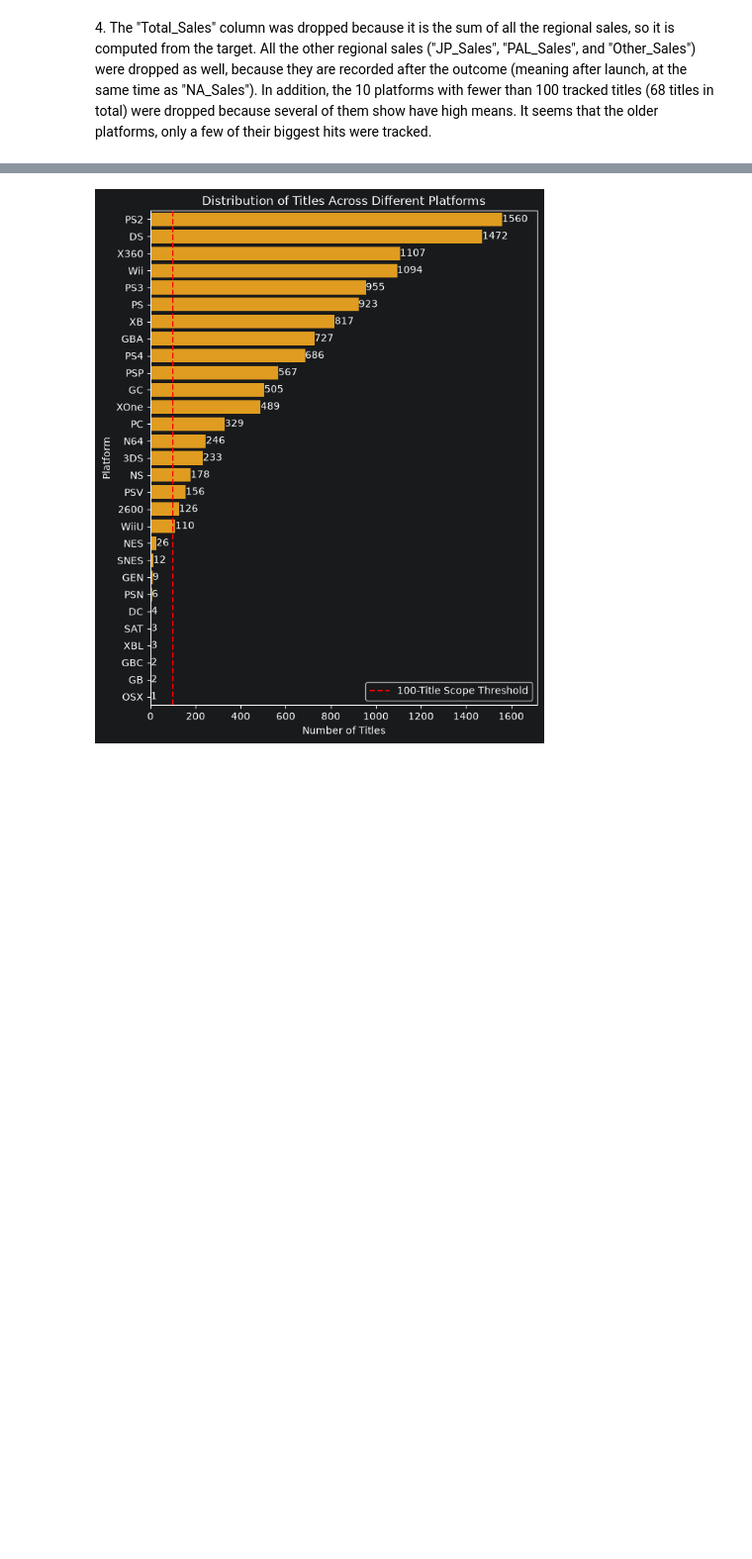
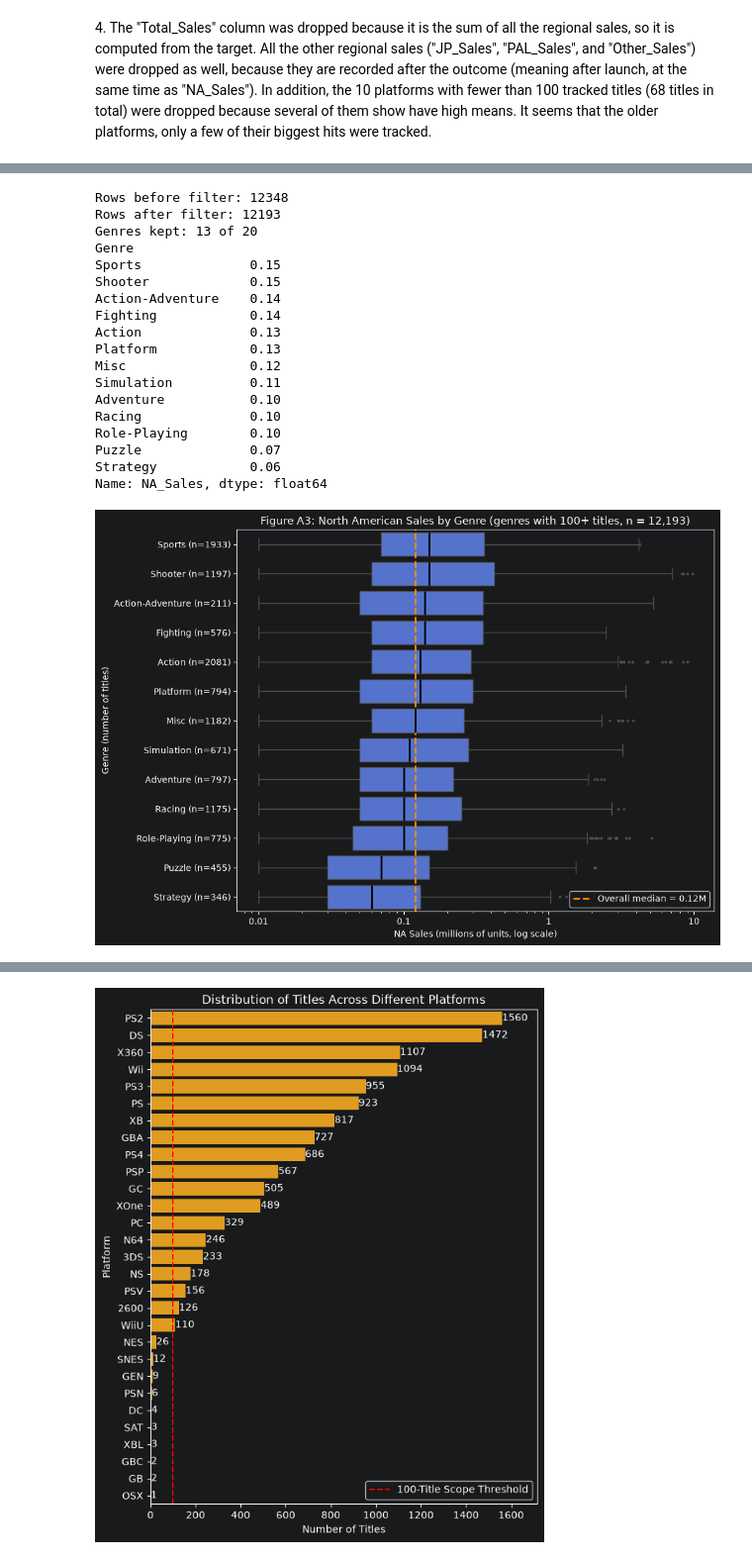
Before and after one commit to sergio-fernandez10/CS577-Project, a Jupyter notebook: Phase 3/Group6_Aaron_Sergio_Phase3.ipynb, the cells around one changed output, grey strips where cells are left out. Shown at 99% size. Saved outputs shown, nothing was run; the diff lists cells and outputs as text; code cells hidden in the pictures; blank space fills up the shorter version.

```diff
--- a/Phase 3/Group6_Aaron_Sergio_Phase3.ipynb
+++ b/Phase 3/Group6_Aaron_Sergio_Phase3.ipynb
@@ -51,0 +129,59 @@ The shape of phase3_working.csv is (12280, 8)
+# %%
+genre_counts = df["Genre"].value_counts()
+big_genres = genre_counts[genre_counts >= 100].index
+df_a3 = df[df["Genre"].isin(big_genres)]
+
+print("Rows before filter:", len(df))
+print("Rows after filter:", len(df_a3))
+print("Genres kept:", len(big_genres), "of", genre_counts.size)
+
+genre_medians = df_a3.groupby("Genre")["NA_Sales"].median().sort_values(ascending=False)
+print(genre_medians.round(2))
+
+order = genre_medians.index
+labels = [f"{g} (n={genre_counts[g]})" for g in order]
+overall_med = df_a3["NA_Sales"].median()
+
+fig, ax = plt.subplots(figsize=(10, 7))
+
+sns.boxplot(data=df_a3, x="NA_Sales", y="Genre", order=order, log_scale=True,
+            color="royalblue", fliersize=2,
+            medianprops={"color": "black", "linewidth": 2}, ax=ax)
+
+ax.set_yticks(range(len(order)))
+ax.set_yticklabels(labels)
+
+ax.set_xticks([0.01, 0.1, 1, 10])
+ax.set_xticklabels(["0.01", "0.1", "1", "10"])
+
+ax.axvline(overall_med, color="darkorange", linestyle="--", linewidth=2,
+           label=f"Overall median = {overall_med:.2f}M")
+ax.legend(loc="lower right")
+
+ax.set_title("Figure A3: North American Sales by Genre (genres with 100+ titles, n = "
+             f"{len(df_a3):,})")
+ax.set_xlabel("NA Sales (millions of units, log scale)")
+ax.set_ylabel("Genre (number of titles)")
+
+plt.tight_layout()
+plt.show()
+# %% [output]
+Rows before filter: 12348
+Rows after filter: 12193
+Genres kept: 13 of 20
+Genre
+Sports              0.15
+Shooter             0.15
+Action-Adventure    0.14
+Fighting            0.14
+Action              0.13
+Platform            0.13
+Misc                0.12
+Simulation          0.11
+Adventure           0.10
+Racing              0.10
+Role-Playing        0.10
+Puzzle              0.07
+Strategy            0.06
+Name: NA_Sales, dtype: float64
+[figure, added]
```
Also changed, not shown: parts of 31 cells of this notebook.
